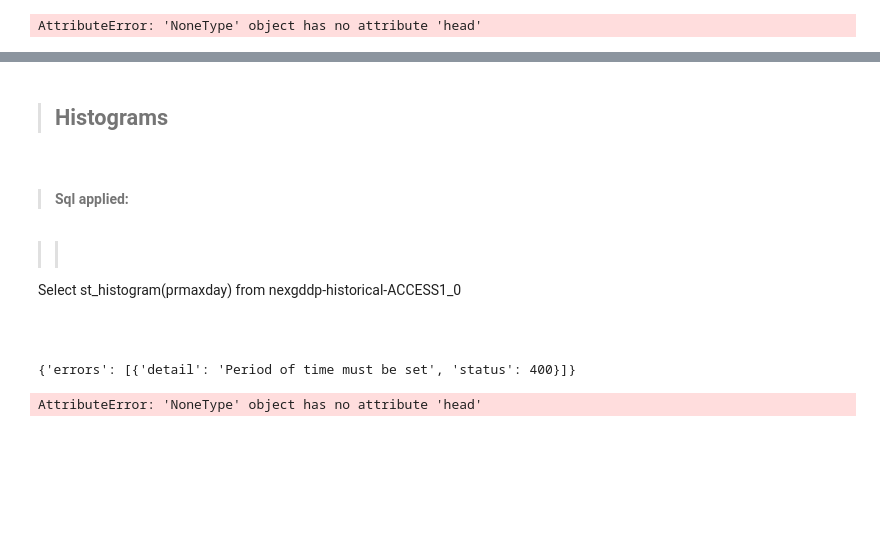
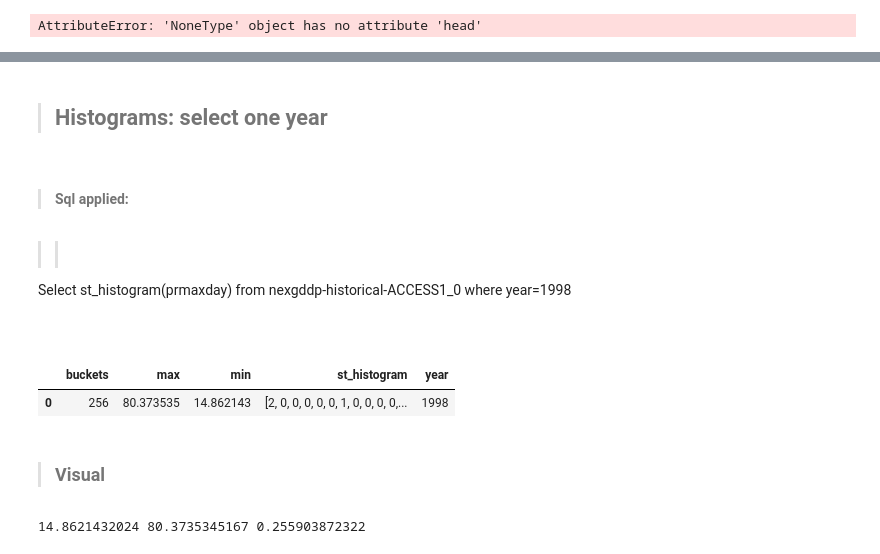
Before and after one commit to resource-watch/notebooks, a Jupyter notebook: ResourceWatch/Api_definition/NEXGDDP connector.ipynb, the cells around one changed output, grey strips where cells are left out. Drawn from its saved outputs; the diff is of its cells as text; code cells hidden in the pictures; blank space fills up the shorter version.

````diff
--- a/ResourceWatch/Api_definition/NEXGDDP connector.ipynb
+++ b/ResourceWatch/Api_definition/NEXGDDP connector.ipynb
@@ -283,17 +330,20 @@ AttributeError: 'NoneType' object has no attribute 'head'
 # %%
-display(Markdown("> ## Histograms"))
+display(Markdown("> ## Histograms: select one year"))
 sql = '''
-Select st_histogram(prmaxday) from nexgddp-historical-ACCESS1_0
+Select st_histogram(prmaxday) from nexgddp-historical-ACCESS1_0 where year=1998
 '''
 dataset = query(sql, dataset_id, geostore)
 display(dataset.head(6))
-#display(Markdown("> ### Visual"))
-#display(dataset.plot.bar(x='x',y='y',figsize=(10, 10)));
+display(Markdown("> ### Visual"))
+steps = (dataset['max'][0]-dataset['min'][0])/dataset['buckets'][0]
+print(dataset['min'][0], dataset['max'][0],steps)
 # %% [output]
-> ## Histograms
+> ## Histograms: select one year
 >#### Sql applied:
 >>```sql
-Select st_histogram(prmaxday) from nexgddp-historical-ACCESS1_0
+Select st_histogram(prmaxday) from nexgddp-historical-ACCESS1_0 where year=1998
   ```
+|  | buckets | max | min | st_histogram | year |
+| 0 | 256 | 80.373535 | 14.862143 | [2, 0, 0, 0, 0, 0, 1, 0, 0, 0, 0,... | 1998 |
+> ### Visual
-{'errors': [{'detail': 'Period of time must be set', 'status': 400}]}
+14.8621432024 80.3735345167 0.255903872322
-AttributeError: 'NoneType' object has no attribute 'head'
````
Also changed, not shown: parts of 8 cells of this notebook.
